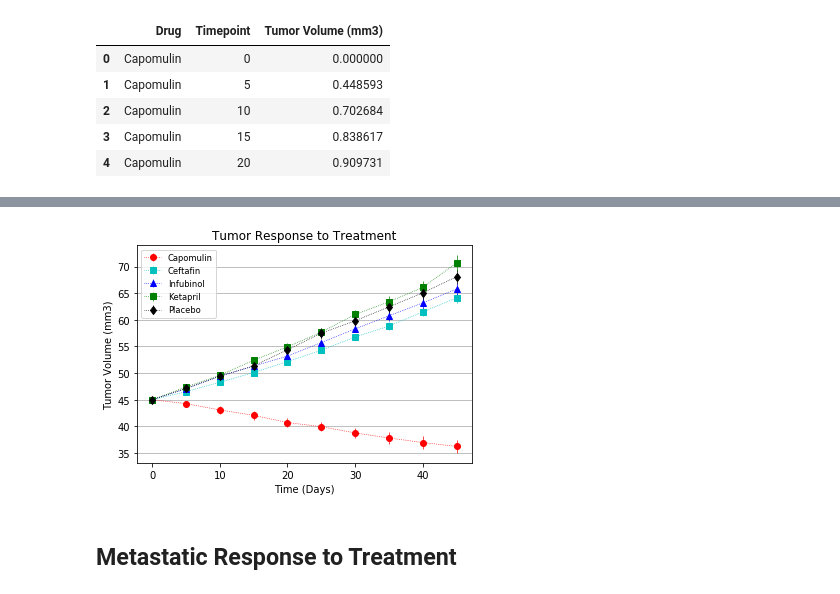
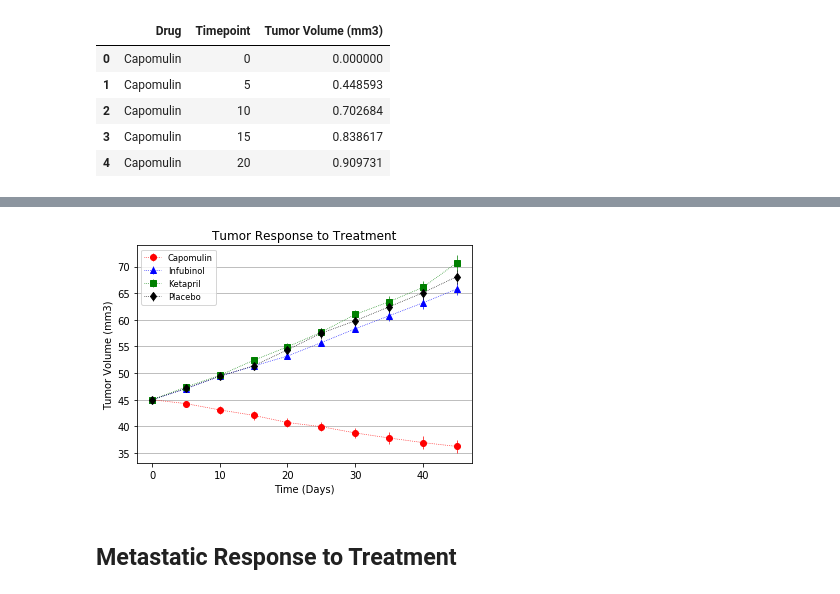
Before and after one commit to limbz-sami/matplotlib-challenge, a Jupyter notebook: Pymaceuticals/pymaceuticals_starter.ipynb, the cells around one changed output, grey strips where cells are left out. Drawn from its saved outputs; the diff is of its cells as text; code cells hidden in the pictures.

```diff
--- a/Pymaceuticals/pymaceuticals_starter.ipynb
+++ b/Pymaceuticals/pymaceuticals_starter.ipynb
@@ -36,9 +37,9 @@ datafile.head()
 # Store the Mean Tumor Volume Data Grouped by Drug and Timepoint
 Grouped =datafile.groupby(['Drug', 'Timepoint'])
 # Convert to DataFrame
-Drug_data = pd.DataFrame(Grouped['Tumor Volume (mm3)'].mean()).reset_index()
+Drug_TumorVol_data = pd.DataFrame(Grouped['Tumor Volume (mm3)'].mean()).reset_index()
 # Preview DataFrame
-Drug_data.head()
+Drug_TumorVol_data.head()
 # %% [output]
 |  | Drug | Timepoint | Tumor Volume (mm3) |
 | 0 | Capomulin | 0 | 45.000000 |
@@ -105,45 +98,41 @@ Drug_time_data
 # %%
 # Generate the Plot (with Error Bars)
-x_axis = Drug_time_data['Timepoint']
+x_axis = Drug_time_TumorVol['Timepoint']
 
-#campomulin
-Cam_sem_data = Sem_data.loc[Sem_data["Drug"]=='Capomulin', :]
-Cam_sem = Cam_sem_data['Tumor Volume (mm3)']
-Cam_means = Drug_time_data['Capomulin']
-#Ceftamin
-Ceft_sem_data = Sem_data.loc[Sem_data["Drug"]=='Ceftamin', :]
-Ceft_sem = Ceft_sem_data['Tumor Volume (mm3)']
-Ceft_means = Drug_time_data['Ceftamin']
+#capomulin
+Cap_sem_data = Sem_data.loc[Sem_data["Drug"]=='Capomulin', :]
+Cap_sem = Cap_sem_data['Tumor Volume (mm3)']
+Cap_means = Drug_time_TumorVol['Capomulin']
 #Infubinol
 Infu_sem_data = Sem_data.loc[Sem_data["Drug"]=='Infubinol', :]
 Infu_sem = Infu_sem_data['Tumor Volume (mm3)']
-Infu_means = Drug_time_data['Infubinol']
+Infu_means = Drug_time_TumorVol['Infubinol']
 #ketapril
 Keta_sem_data = Sem_data.loc[Sem_data["Drug"]=='Ketapril', :]
 Keta_sem = Keta_sem_data['Tumor Volume (mm3)']
-Keta_means = Drug_time_data['Ketapril']
+Keta_means = Drug_time_TumorVol['Ketapril']
 #Placebo
 place_sem_data = Sem_data.loc[Sem_data["Drug"]=='Placebo', :]
 place_sem = place_sem_data['Tumor Volume (mm3)']
-place_means = Drug_time_data['Placebo']
-
+place_means = Drug_time_TumorVol['Placebo']
 
 
 fig, ax = plt.subplots()
-ax.errorbar(x_axis, Cam_means, Cam_sem, fmt = 'o:r', linewidth =0.7, label= 'Capomulin' )
-ax.errorbar(x_axis, Ceft_means, Ceft_sem, fmt = 's:c', linewidth =0.7, label = 'Ceftafin' )
+ax.errorbar(x_axis, Cap_means, Cap_sem, fmt = 'o:r', linewidth =0.7, label= 'Capomulin' )
 ax.errorbar(x_axis, Infu_means, Infu_sem, fmt = '^:b', linewidth =0.7, label = "Infubinol")
 ax.errorbar(x_axis, Keta_means, Keta_sem, fmt = 's:g', linewidth =0.7, label = 'Ketapril' )
 ax.errorbar(x_axis, place_means, place_sem, fmt = 'd:k', linewidth =0.7, label = 'Placebo')
 
 ax.set_xlabel("Time (Days)")
 ax.set_ylabel('Tumor Volume (mm3)')
 ax.set_title("Tumor Response to Treatment")
 ax.legend(fontsize = 'small')
 ax.yaxis.grid()
+
 # Save the Figure
+plt.savefig('../Figures/Tumor_treatment_response')
 # %% [output]
-[figure, old version]
+[figure, new version]
 # %% [markdown]
 ## Metastatic Response to Treatment
 # %%
```
Also changed, not shown: parts of 8 cells of this notebook, 3 other files.
